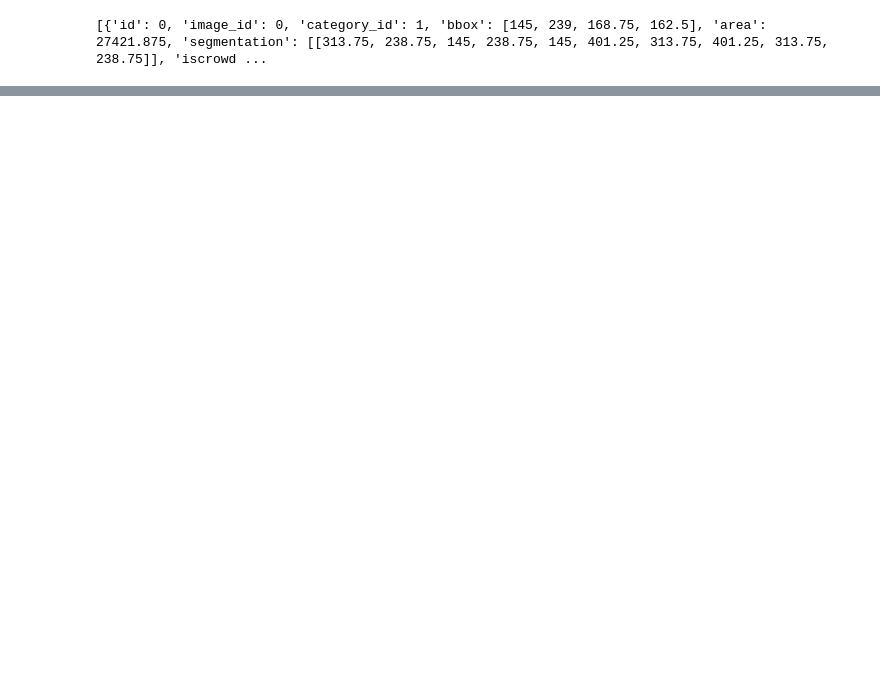
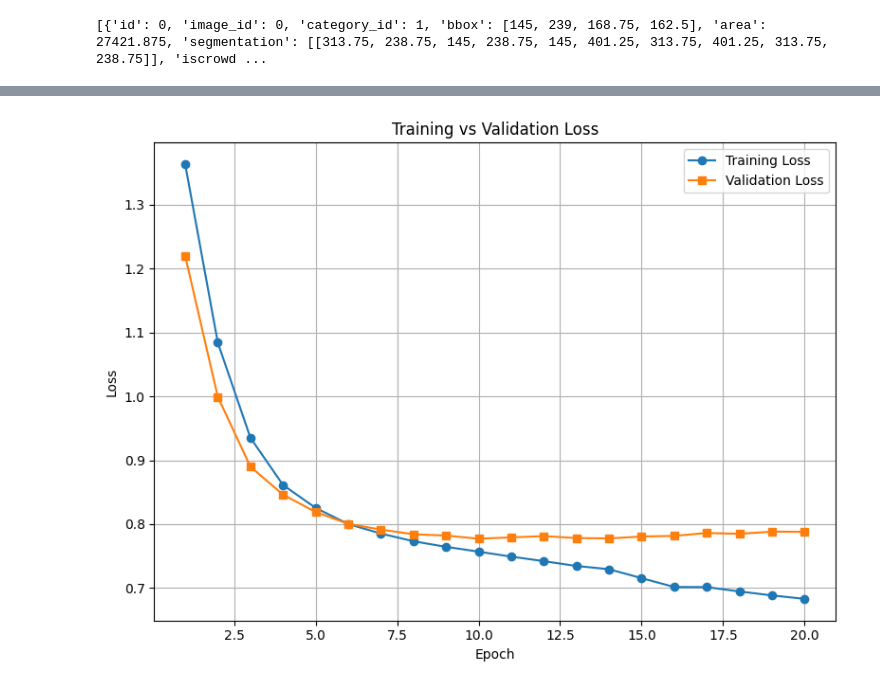
Before and after one commit to abeyyoseph/OtherProjects, a Jupyter notebook: BrainTumorSemanticSegmentation/TumorSemanticSegmentation.ipynb, the cells around one changed output, grey strips where cells are left out. Cells and saved outputs as stored; diff of their text form; code cells hidden in the pictures; blank space fills up the shorter version.

Commit message:
final tumor model

```diff
--- a/BrainTumorSemanticSegmentation/TumorSemanticSegmentation.ipynb
+++ b/BrainTumorSemanticSegmentation/TumorSemanticSegmentation.ipynb
@@ -280,24 +303,33 @@ model.to(device)
 # Store the model with the best performance on the validation set
 best_val_loss = float('inf')
 
+all_training_losses = []
+all_validation_losses = []
+
 for epoch in range(num_epochs):
     model.train()
     train_loss = 0
-    print(f"Epoch {epoch+1}: LR = {scheduler.get_last_lr()[0]:.6f}")
+
+    # Get the current learning rate from the applicable scheduler
+    current_lr = (warmup_scheduler.get_last_lr()[0] if epoch < warmup_epochs
+    else plateau_scheduler.optimizer.param_groups[0]['lr']
+    )
+    print(f"Epoch {epoch+1}: LR = {current_lr:.6f}")
 
     for images, masks, files in train_loader:
         images, masks = images.to(device), masks.to(device)
 
         optimizer.zero_grad()
-        outputs = model(images)['out']
+        outputs = model(images)
         loss = criterion(outputs, masks)
         loss.backward()
         optimizer.step()
 
         train_loss += loss.item()
 
-    train_loss /= len(train_loader)
-    print(f"Epoch [{epoch + 1}/{num_epochs}], Avg Train Combined Loss: {train_loss:.4f}")
+    avg_train_loss = train_loss / len(train_loader)
+    all_training_losses.append(avg_train_loss)
+    print(f"Epoch [{epoch + 1}/{num_epochs}], Avg Train Combined Loss: {avg_train_loss:.4f}")
 
     # Evaluate performance on validation dataset
     model.eval()
@@ -306,12 +338,13 @@ for epoch in range(num_epochs):
     with torch.no_grad():
         for images, masks, files in valid_loader:
             images, masks = images.to(device), masks.to(device)
-            outputs = model(images)['out']
+            outputs = model(images)
             loss = criterion(outputs, masks)
             valid_loss += loss.item()
 
     avg_valid_loss = valid_loss / len(valid_loader)
-    print(f"Validation Loss: {avg_valid_loss:.4f}")
+    all_validation_losses.append(avg_valid_loss)
+    print(f"Average Validation Combined Loss: {avg_valid_loss:.4f}")
 
     # Save the model if it has the lowest validation loss
     if avg_valid_loss < best_val_loss:
@@ -319,6 +352,9 @@ for epoch in range(num_epochs):
         torch.save(model.state_dict(), best_model_path)
         print(f"New best model saved with average validation combined loss: {best_val_loss:.4f}")
 
-    # Step the LR scheduler
-    scheduler.step()
+    # Step the LR warmup scheduler
+    if epoch < warmup_epochs:
+        warmup_scheduler.step()
+    else:
+        plateau_scheduler.step(avg_valid_loss)
 # %% [output]
@@ -342,2 +378,17 @@ Validation Loss: 0.6173
+# %%
+epochs = range(1, len(all_training_losses) + 1)
+
+plt.figure(figsize=(8, 6))
+plt.plot(epochs, all_training_losses, label='Training Loss', marker='o')
+plt.plot(epochs, all_validation_losses, label='Validation Loss', marker='s')
+plt.title('Training vs Validation Loss')
+plt.xlabel('Epoch')
+plt.ylabel('Loss')
+plt.legend()
+plt.grid(True)
+plt.tight_layout()
+plt.show()
+# %% [output]
+[figure, added]
 # %%
 # Evaluate performance on the test set and display a few samples
```
Also changed, not shown: parts of 12 cells of this notebook, 3 other files.
